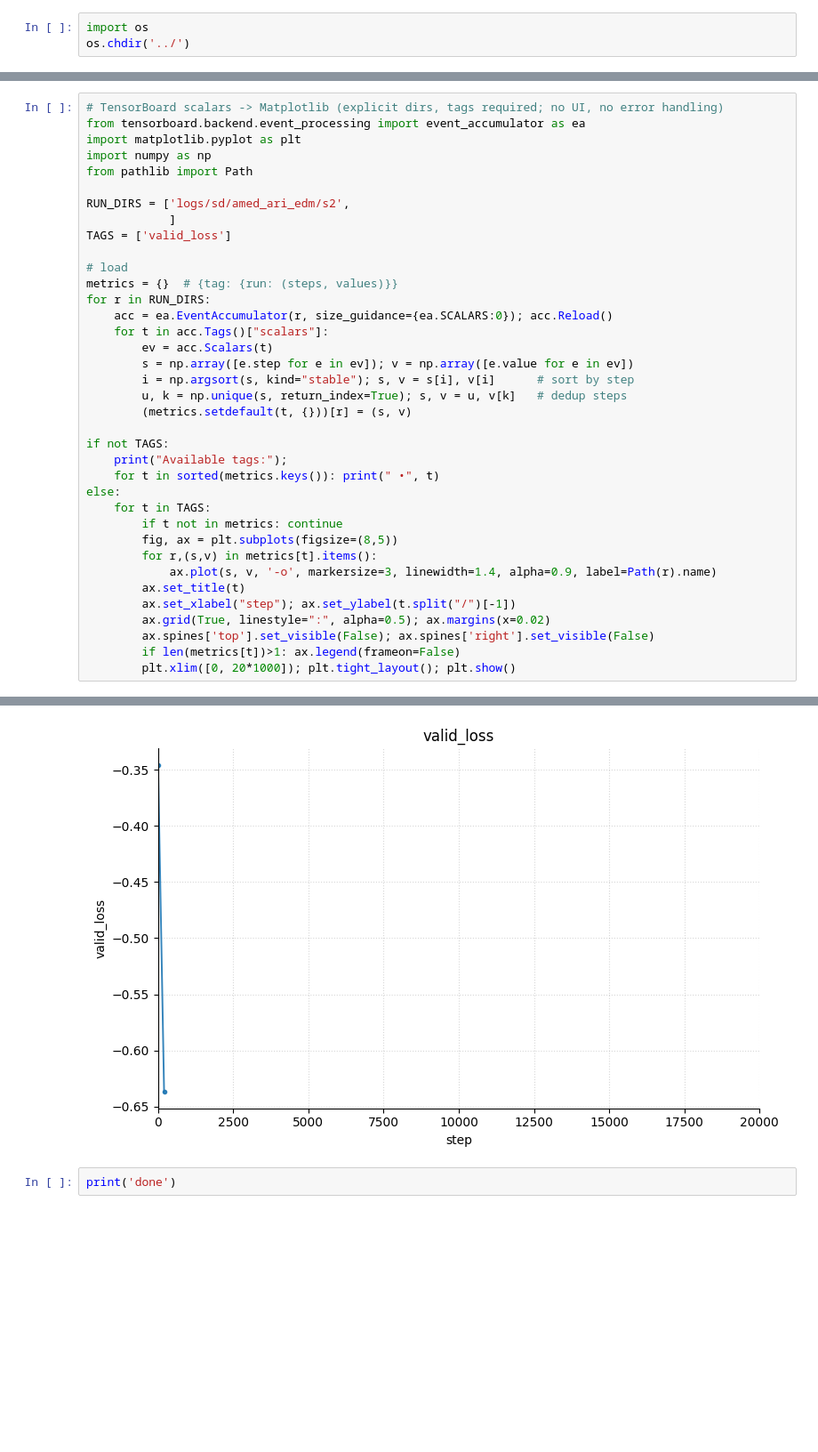
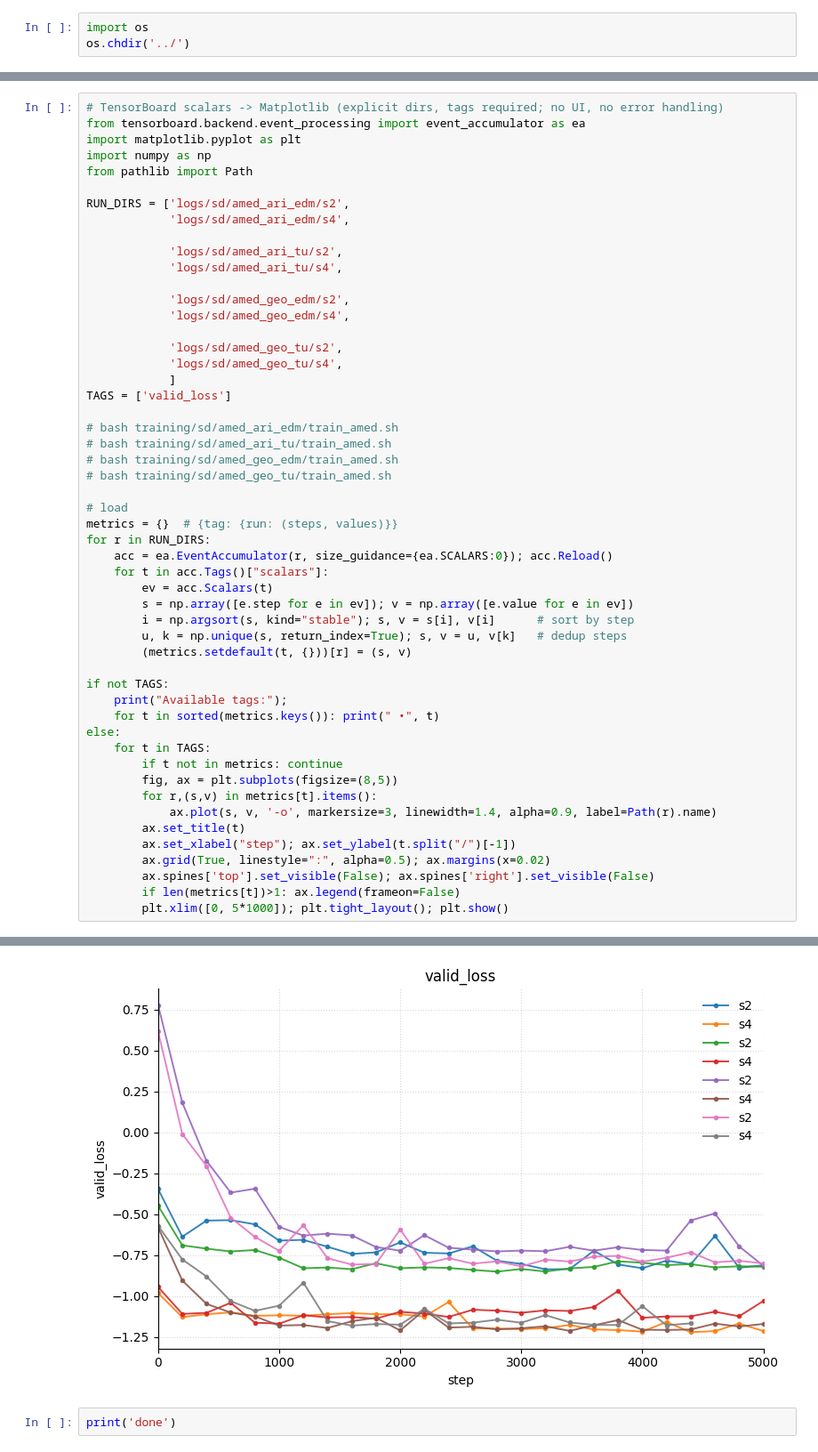
Before and after one commit to scpark20/logpx_samplers, a Jupyter notebook: reports/tensorboard_sd.ipynb, the cells around one changed output, grey strips where cells are left out. Shown at 89% size. Saved outputs shown, nothing was run; the diff lists cells and outputs as text; blank space fills up the shorter version.

Commit message:
amed

```diff
--- a/reports/tensorboard_sd.ipynb
+++ b/reports/tensorboard_sd.ipynb
@@ -13,8 +13,23 @@ import numpy as np
 from pathlib import Path
 
 RUN_DIRS = ['logs/sd/amed_ari_edm/s2',
+            'logs/sd/amed_ari_edm/s4',
+
+            'logs/sd/amed_ari_tu/s2',
+            'logs/sd/amed_ari_tu/s4',
+
+            'logs/sd/amed_geo_edm/s2',
+            'logs/sd/amed_geo_edm/s4',
+
+            'logs/sd/amed_geo_tu/s2',
+            'logs/sd/amed_geo_tu/s4',
             ]
 TAGS = ['valid_loss']
+
+# bash training/sd/amed_ari_edm/train_amed.sh
+# bash training/sd/amed_ari_tu/train_amed.sh
+# bash training/sd/amed_geo_edm/train_amed.sh
+# bash training/sd/amed_geo_tu/train_amed.sh
 
 # load
 metrics = {}  # {tag: {run: (steps, values)}}
@@ -41,5 +56,5 @@ else:
         ax.grid(True, linestyle=":", alpha=0.5); ax.margins(x=0.02)
         ax.spines['top'].set_visible(False); ax.spines['right'].set_visible(False)
         if len(metrics[t])>1: ax.legend(frameon=False)
-        plt.xlim([0, 20*1000]); plt.tight_layout(); plt.show()
+        plt.xlim([0, 5*1000]); plt.tight_layout(); plt.show()
 # %% [output]
@@ -50,4 +61,4 @@ To enable the following instructions: AVX2 AVX_VNNI AVX_VNNI_INT8 AVX_NE_CONVERT
-[figure, old version]
+[figure, new version]
 # %%
 print('done')
 # %% [output]
```
Also changed, not shown: parts of 2 cells of this notebook, 9 other files.
